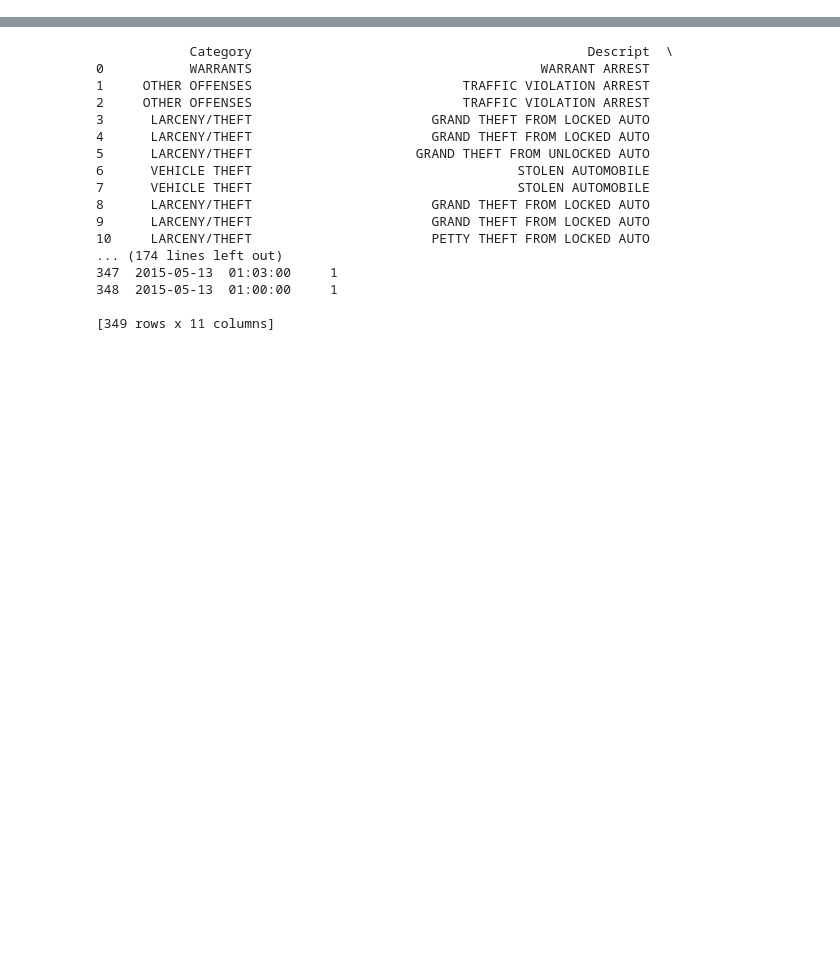
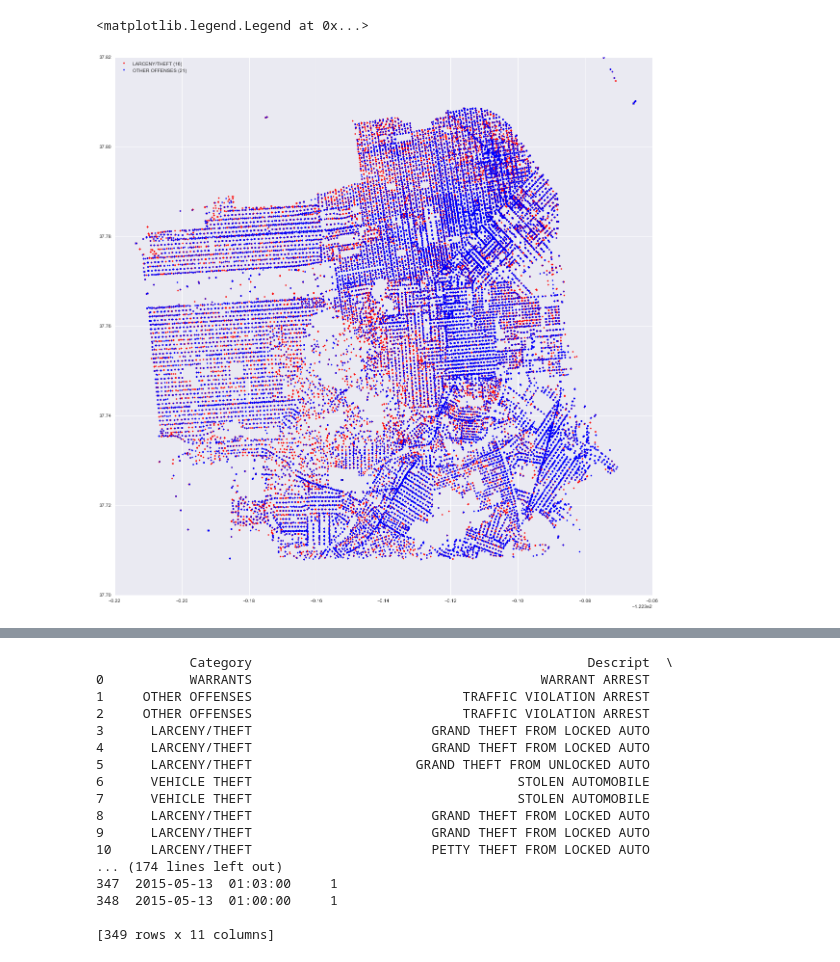
Before and after one commit to samacart/SFCrime, a Jupyter notebook: SFCrime-iPy.ipynb, the cells around one changed output, grey strips where cells are left out. Drawn from its saved outputs; the diff is of its cells as text; code cells hidden in the pictures; blank space fills up the shorter version.

```diff
--- a/SFCrime-iPy.ipynb
+++ b/SFCrime-iPy.ipynb
@@ -55,0 +68,5 @@ print train_df.DayOfWeek.values
+# %%
+train_df['crime'] = category
+train_df['addr'] = addr
+train_df['dow'] = dow
+train_df['pd'] = pdist
@@ -55,0 +252,15 @@ print train_df.DayOfWeek.values
+# %%
+fig = plt.figure(figsize=(20,20))
+narrow_area = train_df_new[(train_df_new.X < -122)]
+idx = []
+top_crimes = [16,21]
+crime_col = ['red','blue']
+for i in range(len(top_crimes)):
+    df = narrow_area[narrow_area.crime == top_crimes[i]]
+    if df.shape[0] > 0:
+        idx.append(top_crimes[i])
+        plt.plot(df.X, df.Y, 'o', markerfacecolor=crime_col[i],markeredgecolor='black',markersize=3)
+plt.legend(["{} ({})".format(cat_orig[idx[i]],idx[i]) for i in range(len(idx))], 'upper left')
+# %% [output]
+<matplotlib.legend.Legend at 0x...>
+[figure, added]
```
Also changed, not shown: parts of 20 cells of this notebook.
